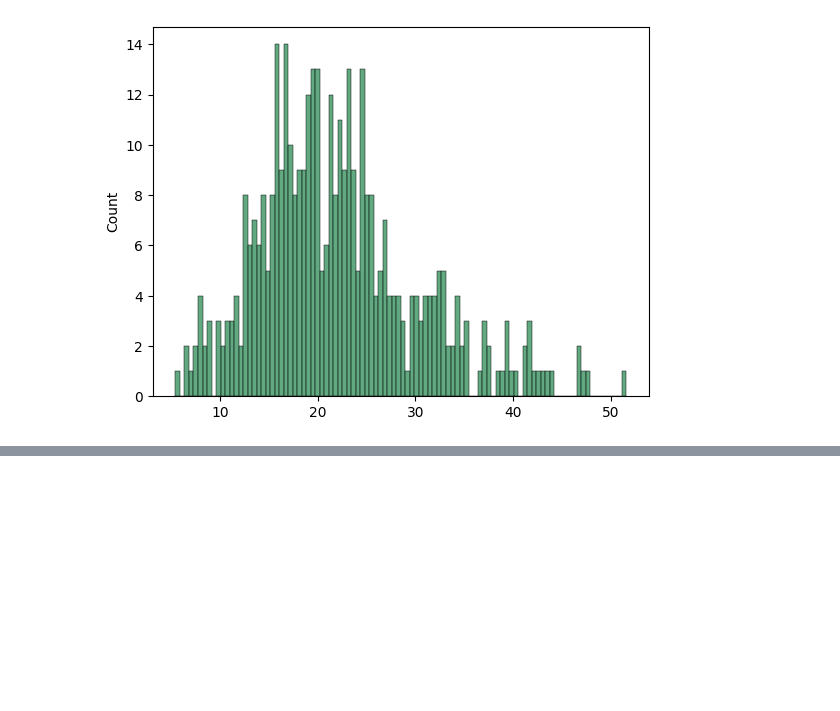
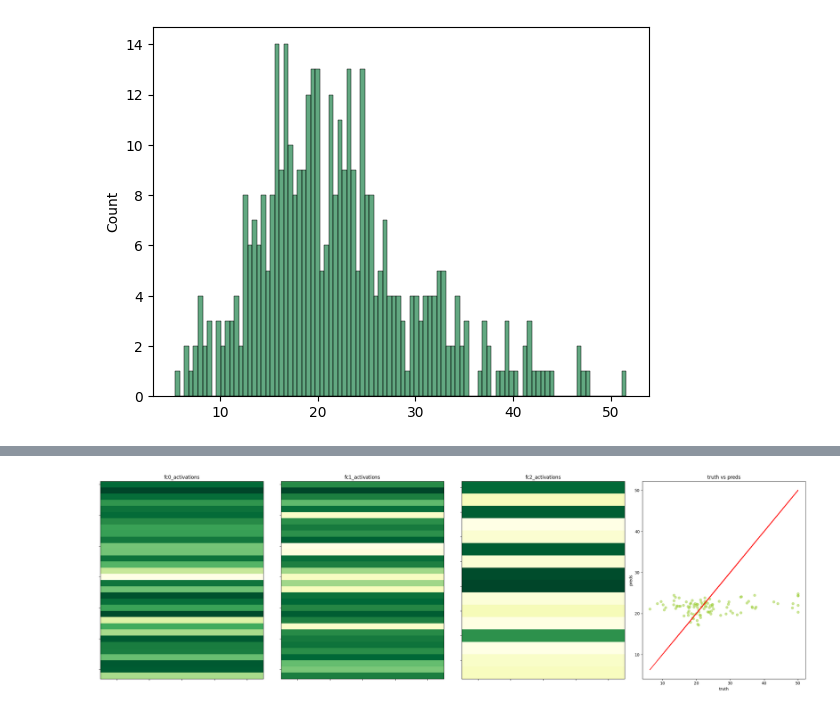
Before and after one commit to sfnsys710/tabularpytorchers, a Jupyter notebook: notebooks/boston.ipynb, the cells around one changed output, grey strips where cells are left out. Saved outputs shown, nothing was run; the diff lists cells and outputs as text; code cells hidden in the pictures; blank space fills up the shorter version.

```diff
--- a/notebooks/boston.ipynb
+++ b/notebooks/boston.ipynb
@@ -259,0 +265,19 @@ plt.show()
+# %%
+class BostonRegressor(nn.Module, ForwardTracker):
+    def __init__(self, input_size, layers=[32, 32, 8], output_size=1):
+        nn.Module.__init__(self)
+        self.input_size = input_size
+        self.layers = layers
+        self.output_size = output_size
+        for i in range(len(layers)):
+            in_features = input_size if i == 0 else layers[i-1]
+            out_features = layers[i]
+            setattr(self, f"fc{i}", nn.Linear(in_features, out_features))
+        self.final_linear = nn.Linear(layers[-1], output_size)
+
+    def forward(self, x):
+        for i in range(len(self.layers)):
+            x = getattr(self, f"fc{i}")(x)
+            x = nn.ReLU()(x)
+        x = self.final_linear(x)
+        return x
@@ -259,0 +321,15 @@ plt.show()
+# %%
+scaler = StandardScaler()
+X_train_transformed = scaler.fit_transform(X_train)
+X_test_transformed = scaler.transform(X_test)
+# %%
+_, _, model = train_loop(
+    model=BostonRegressor(
+        input_size=X_train_transformed.shape[1],
+        layers=[32, 32, 16]
+    ),
+    train_set=(X_train_transformed, y_train.values),
+    val_set=(X_test_transformed, y_test.values),
+    epochs=100,
+    verbose=True,
+)
@@ -259,0 +354,7 @@ plt.show()
+# %%
+model.plot_activations(
+    X=torch.tensor(X_test_transformed, dtype=torch.float32),
+    y=torch.tensor(y_test.values, dtype=torch.float32)
+)
+# %% [output]
+[figure, added]
```
Also changed, not shown: parts of 6 cells of this notebook.
